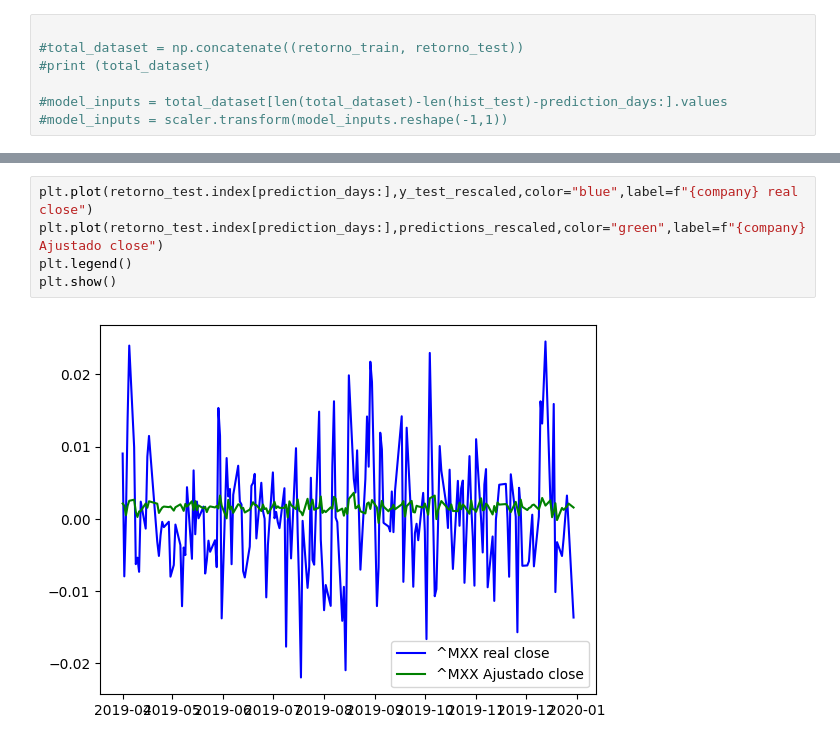
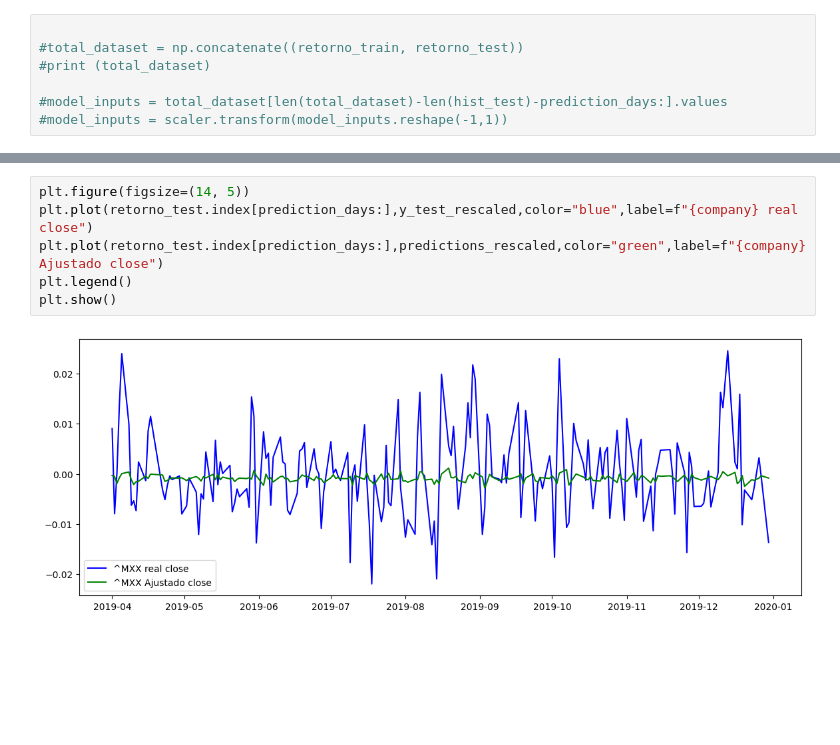
Before and after one commit to NavaSergio/python_autoestudio, a Jupyter notebook: Prediccion/Código_Correcto.ipynb, the cells around one changed output, grey strips where cells are left out. Drawn from its saved outputs; the diff is of its cells as text; blank space fills up the shorter version.

```diff
--- a/Prediccion/Código_Correcto.ipynb
+++ b/Prediccion/Código_Correcto.ipynb
@@ -353,10 +353,11 @@ y_test_rescaled = scaler.inverse_transform(y_test)
 # %%
+plt.figure(figsize=(14, 5))
 plt.plot(retorno_test.index[prediction_days:],y_test_rescaled,color="blue",label=f"{company} real close")
 plt.plot(retorno_test.index[prediction_days:],predictions_rescaled,color="green",label=f"{company} Ajustado close")
 plt.legend()
 plt.show()
 # %% [output]
-[figure, old version]
+[figure, new version]
 # %%
 
 # Calcular el MSE
```
Also changed, not shown: parts of 4 cells of this notebook, 1 other file.
